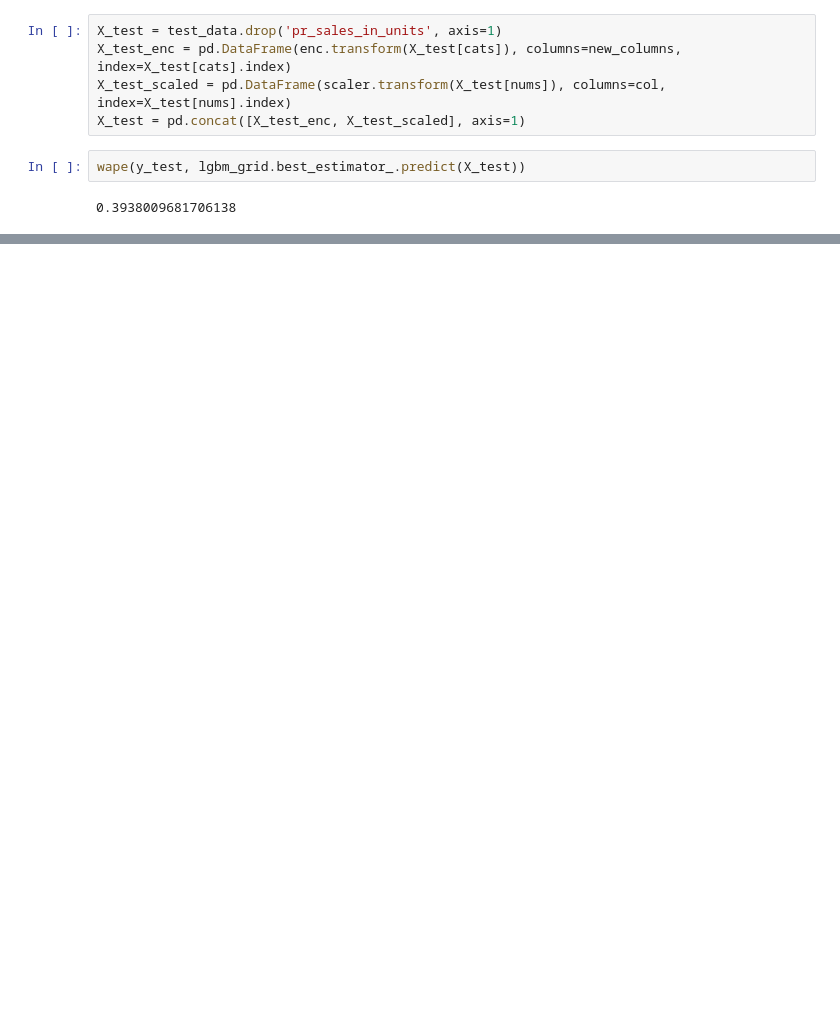
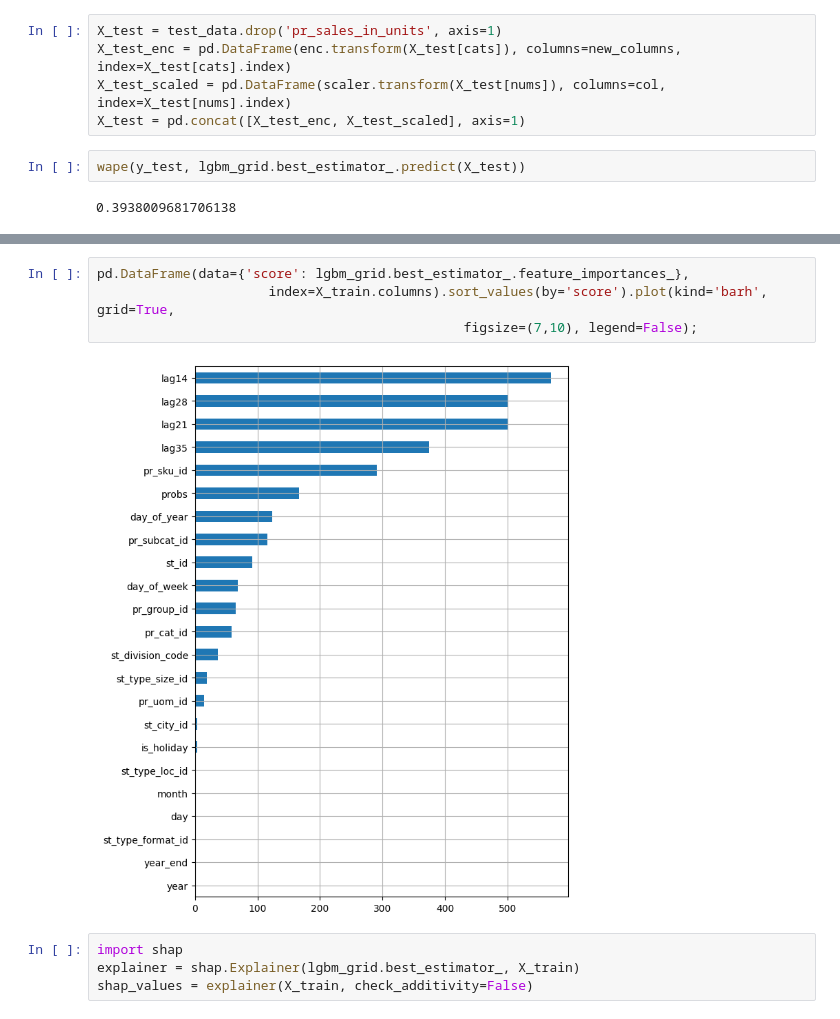
Before and after one commit to AndreiChernovJr/DS, a Jupyter notebook: lenta1_compact.ipynb, the cells around one changed output, grey strips where cells are left out. Saved outputs shown, nothing was run; the diff lists cells and outputs as text; blank space fills up the shorter version.

```diff
--- a/lenta1_compact.ipynb
+++ b/lenta1_compact.ipynb
@@ -209,0 +211,10 @@ Timestamp('2023-06-12 00:00:00')
+# %%
+pd.DataFrame(data={'score': lgbm_grid.best_estimator_.feature_importances_},
+                      index=X_train.columns).sort_values(by='score').plot(kind='barh', grid=True,
+                                               figsize=(7,10), legend=False);
+# %% [output]
+[figure, added]
+# %%
+import shap
+explainer = shap.Explainer(lgbm_grid.best_estimator_, X_train)
+shap_values = explainer(X_train, check_additivity=False)
```
Also changed, not shown: parts of 10 cells of this notebook.
